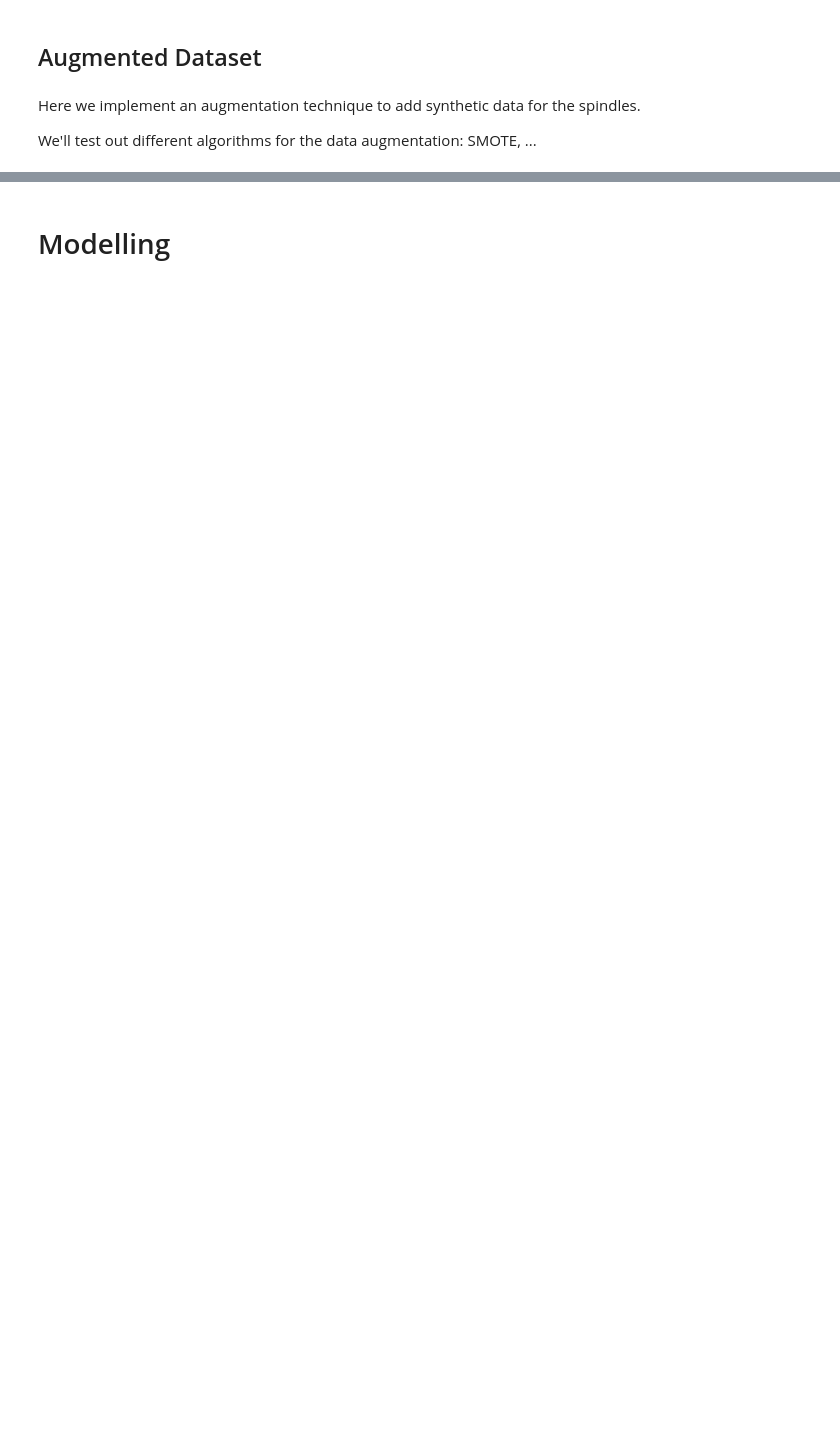
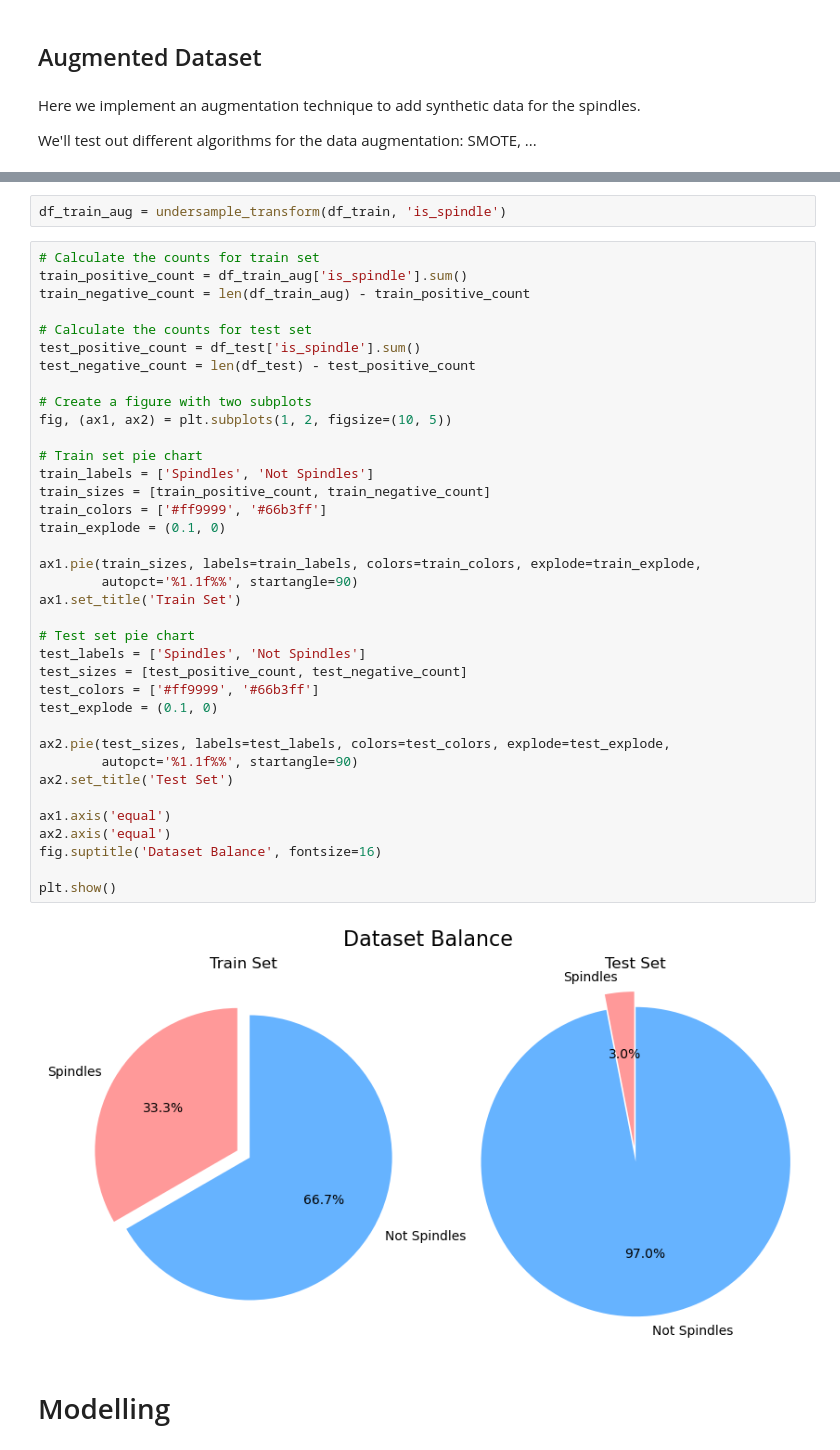
Before and after one commit to FabioLddo/personalized_sleep_spindle_detection, a Jupyter notebook: Project_Gubeli_Ippolito_Loddo.ipynb, the cells around one changed output, grey strips where cells are left out. Cells and saved outputs as stored; diff of their text form; blank space fills up the shorter version.

```diff
--- a/Project_Gubeli_Ippolito_Loddo.ipynb
+++ b/Project_Gubeli_Ippolito_Loddo.ipynb
@@ -881,3 +996,44 @@ def smote_transform(train: pd.DataFrame, target: str):
+# %%
+df_train_aug = undersample_transform(df_train, 'is_spindle')
+# %%
+# Calculate the counts for train set
+train_positive_count = df_train_aug['is_spindle'].sum()
+train_negative_count = len(df_train_aug) - train_positive_count
+
+# Calculate the counts for test set
+test_positive_count = df_test['is_spindle'].sum()
+test_negative_count = len(df_test) - test_positive_count
+
+# Create a figure with two subplots
+fig, (ax1, ax2) = plt.subplots(1, 2, figsize=(10, 5))
+
+# Train set pie chart
+train_labels = ['Spindles', 'Not Spindles']
+train_sizes = [train_positive_count, train_negative_count]
+train_colors = ['#ff9999', '#66b3ff']
+train_explode = (0.1, 0)
+
+ax1.pie(train_sizes, labels=train_labels, colors=train_colors, explode=train_explode,
+        autopct='%1.1f%%', startangle=90)
+ax1.set_title('Train Set')
+
+# Test set pie chart
+test_labels = ['Spindles', 'Not Spindles']
+test_sizes = [test_positive_count, test_negative_count]
+test_colors = ['#ff9999', '#66b3ff']
+test_explode = (0.1, 0)
+
+ax2.pie(test_sizes, labels=test_labels, colors=test_colors, explode=test_explode,
+        autopct='%1.1f%%', startangle=90)
+ax2.set_title('Test Set')
+
+ax1.axis('equal')
+ax2.axis('equal')
+fig.suptitle('Dataset Balance', fontsize=16)
+
+plt.show()
+# %% [output]
+[figure, added]
 # %% [markdown]
 # Modelling
 # %%
```
Also changed, not shown: parts of 10 cells of this notebook.
